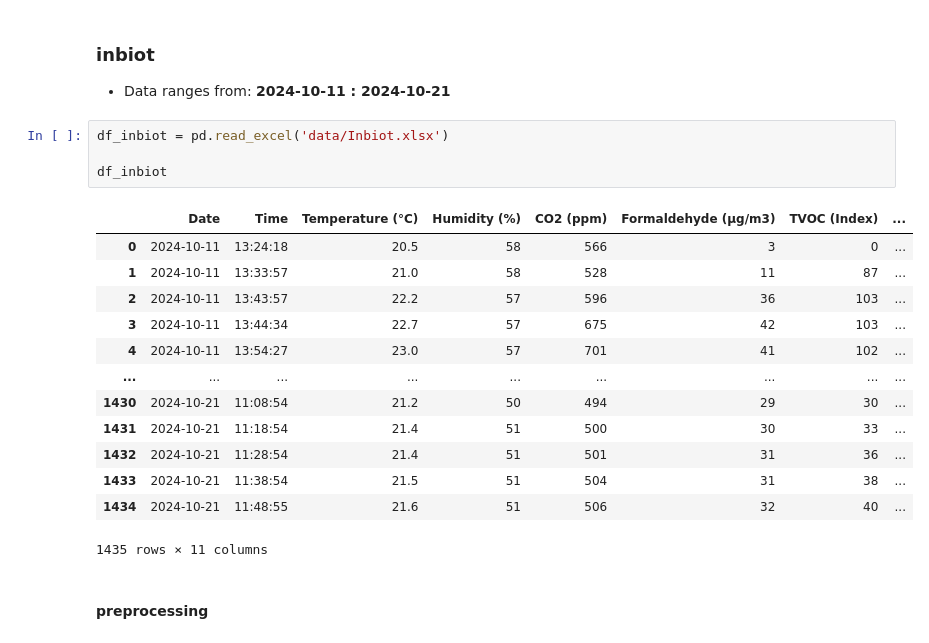
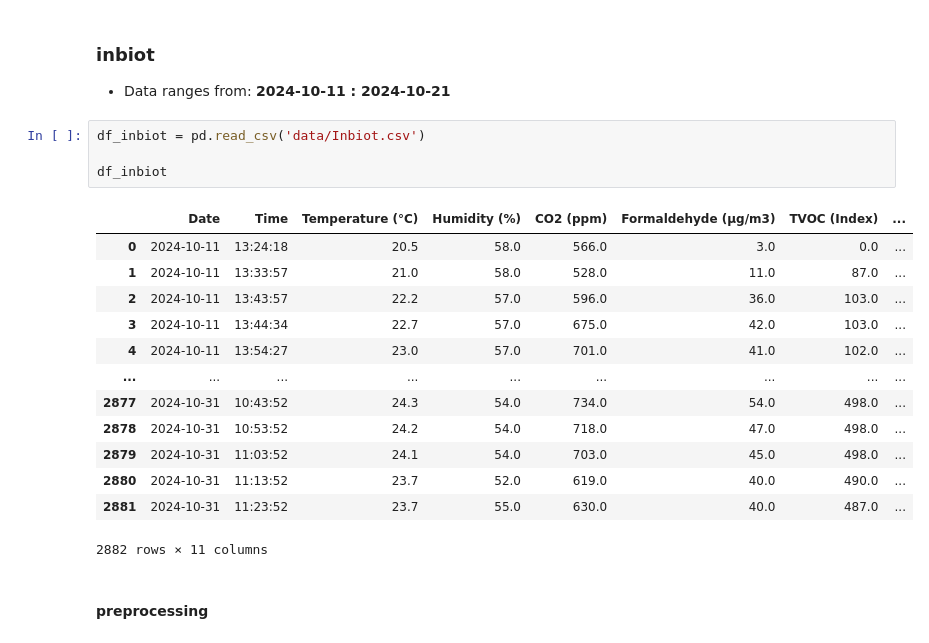
Before and after one commit to valentinopetric/collocation_study, a Jupyter notebook: read_data.ipynb, the cells around one changed output. Saved outputs shown, nothing was run; the diff lists cells and outputs as text.

```diff
--- a/read_data.ipynb
+++ b/read_data.ipynb
@@ -61,23 +173,23 @@ To: /home/usr1_tt/collocation_study/data/ref_data.csv
 
 * Data ranges from: **2024-10-11 : 2024-10-21**
 # %%
-df_inbiot = pd.read_excel('data/Inbiot.xlsx')
+df_inbiot = pd.read_csv('data/Inbiot.csv')
 
 df_inbiot
 # %% [output]
 |  | Date | Time | Temperature (°C) | Humidity (%) | CO2 (ppm) | Formaldehyde (µg/m3) | TVOC (Index) | ... |
-| 0 | 2024-10-11 | 13:24:18 | 20.5 | 58 | 566 | 3 | 0 | ... |
-| 1 | 2024-10-11 | 13:33:57 | 21.0 | 58 | 528 | 11 | 87 | ... |
-| 2 | 2024-10-11 | 13:43:57 | 22.2 | 57 | 596 | 36 | 103 | ... |
-| 3 | 2024-10-11 | 13:44:34 | 22.7 | 57 | 675 | 42 | 103 | ... |
-| 4 | 2024-10-11 | 13:54:27 | 23.0 | 57 | 701 | 41 | 102 | ... |
+| 0 | 2024-10-11 | 13:24:18 | 20.5 | 58.0 | 566.0 | 3.0 | 0.0 | ... |
+| 1 | 2024-10-11 | 13:33:57 | 21.0 | 58.0 | 528.0 | 11.0 | 87.0 | ... |
+| 2 | 2024-10-11 | 13:43:57 | 22.2 | 57.0 | 596.0 | 36.0 | 103.0 | ... |
+| 3 | 2024-10-11 | 13:44:34 | 22.7 | 57.0 | 675.0 | 42.0 | 103.0 | ... |
+| 4 | 2024-10-11 | 13:54:27 | 23.0 | 57.0 | 701.0 | 41.0 | 102.0 | ... |
 | ... | ... | ... | ... | ... | ... | ... | ... | ... |
-| 1430 | 2024-10-21 | 11:08:54 | 21.2 | 50 | 494 | 29 | 30 | ... |
-| 1431 | 2024-10-21 | 11:18:54 | 21.4 | 51 | 500 | 30 | 33 | ... |
-| 1432 | 2024-10-21 | 11:28:54 | 21.4 | 51 | 501 | 31 | 36 | ... |
-| 1433 | 2024-10-21 | 11:38:54 | 21.5 | 51 | 504 | 31 | 38 | ... |
-| 1434 | 2024-10-21 | 11:48:55 | 21.6 | 51 | 506 | 32 | 40 | ... |
+| 2877 | 2024-10-31 | 10:43:52 | 24.3 | 54.0 | 734.0 | 54.0 | 498.0 | ... |
+| 2878 | 2024-10-31 | 10:53:52 | 24.2 | 54.0 | 718.0 | 47.0 | 498.0 | ... |
+| 2879 | 2024-10-31 | 11:03:52 | 24.1 | 54.0 | 703.0 | 45.0 | 498.0 | ... |
+| 2880 | 2024-10-31 | 11:13:52 | 23.7 | 52.0 | 619.0 | 40.0 | 490.0 | ... |
+| 2881 | 2024-10-31 | 11:23:52 | 23.7 | 55.0 | 630.0 | 40.0 | 487.0 | ... |
-1435 rows × 11 columns
+2882 rows × 11 columns
 # %% [markdown]
 #### preprocessing
 # %%
```
Also changed, not shown: parts of 15 cells of this notebook.
